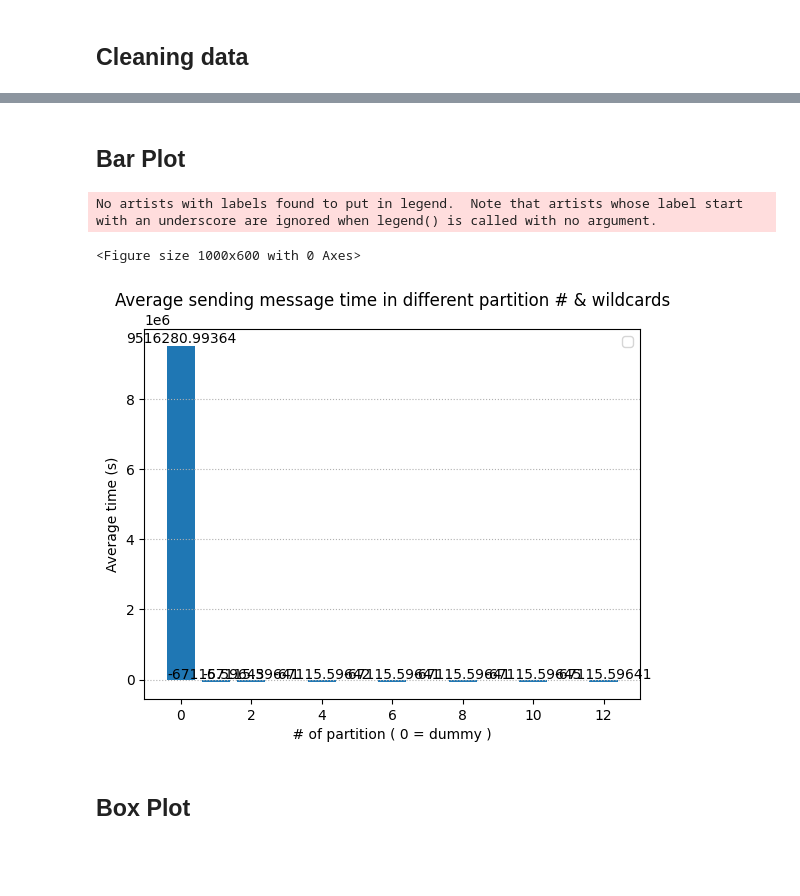
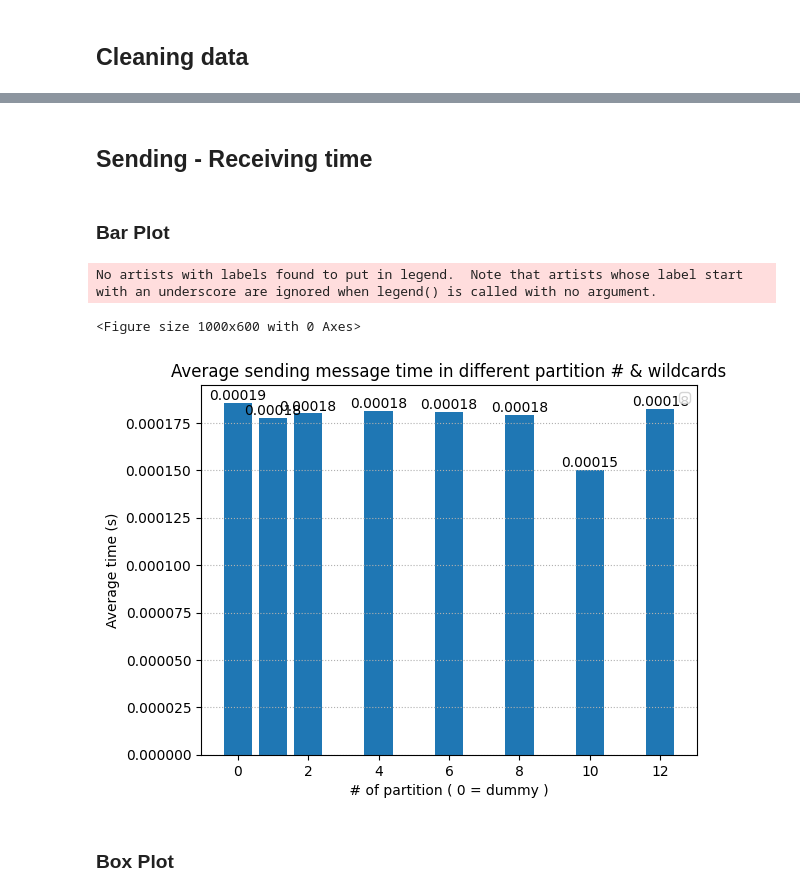
Before and after one commit to madella/tesiM, a Jupyter notebook: cineca/d_proc_wildcards.ipynb, the cells around one changed output, grey strips where cells are left out. Drawn from its saved outputs; the diff is of its cells as text; code cells hidden in the pictures; blank space fills up the shorter version.

```diff
--- a/cineca/d_proc_wildcards.ipynb
+++ b/cineca/d_proc_wildcards.ipynb
@@ -8,19 +8,9 @@ from collections import defaultdict
 import numpy as np
 # re patterns
 pub_pattern = r'cycles: (\d+) instruction: (\d+) start_ns: (\d+) end_ns: (\d+) start_s: (\d+) end_s: (\d+)'
-sub_pattern = r'received_s: (\d+) received_ns: (\d+)'
+sub_pattern = r'(\d+) received_s: (\d+) received_ns: (\d+)'
 
-base_dir=os.path.join("data/wildcards/10ns/")
-
-
-# get difference in timespec
-def timespec_difference(start_s, start_ns, end_s, end_ns):
-    s_diff = end_s - start_s
-    ns_diff = end_ns - start_ns
-    if ns_diff < 0:
-        ns_diff += 1e9
-        s_diff -= 1
-    return s_diff, ns_diff
+base_dir=os.path.join("data/wildcards/safe1000/")
 
 # Calculate the IQR
 def calculate_iqr(data):
@@ -81,11 +73,13 @@ def timespec_difference_dummy(start_s_un, start_ns_un, end_s_un, end_ns_un):
         s_diff -= 1
     return s_diff, ns_diff
 # %%
-sequence = [1,2,4,6,8,10,12]
+sequence = [1,2,4,6,8,10,12,14,16]
 protocols = ["udp"] #, "udpM"] #For now considering only udp
 
 sent_data = defaultdict(list)
 received_data =defaultdict(list)
+sent_data_time= defaultdict(list)
+sent_data_time_dummy= []
 sent_data_dummy = []
 received_data_dummy = []
 
@@ -99,16 +93,18 @@ for seq in sequence:
                     if match:
                         cycles, instruction, start_ns, end_ns, start_s, end_s = match.groups()
                         sent_data[seq].append((int(cycles), int(instruction), int(start_s), int(start_ns), int(end_s), int(end_ns)))
+                        s_diff, ns_diff = timespec_difference_without_skew(int(start_s), int(start_ns) , int(end_s) ,int(end_ns) )
+                        sent_data_time[seq].append((s_diff, ns_diff))
         # Sub part
         for numb in range(1,seq+1):
             for j in range( int(48 / seq) ):
                 file_path= os.path.join(base_dir,f'group{seq}/sub_{prots}_part{numb}_{j}.data')
                 with open(file_path, 'r') as file:
-                    for line_n,content in enumerate(file):
+                    for content in file:
                         match = re.search(sub_pattern, content)
                         if match:
-                            received_s, received_ns = match.groups()
-                            start_s,start_ns = ((sent_data[seq][line_n][2], sent_data[seq][line_n][3]))
+                            line_n,received_s, received_ns = match.groups()
+                            start_s,start_ns = ((sent_data[seq][int(line_n)][2], sent_data[seq][int(line_n)][3]))
                             s_diff, ns_diff = timespec_difference(start_s, start_ns , int(received_s), int(received_ns))
                             received_data[seq].append((s_diff, ns_diff))
 
@@ -121,15 +117,18 @@ for prots in protocols:
                         if match:
                             cycles, instruction, start_ns, end_ns, start_s, end_s = match.groups()
                             sent_data_dummy.append((int(cycles), int(instruction), int(start_s), int(start_ns), int(end_s), int(end_ns)))
+                            s_diff, ns_diff = timespec_difference_without_skew(int(start_s), int(start_ns) , int(end_s) ,int(end_ns) )
+                            sent_data_time_dummy.append((s_diff, ns_diff))
     for j in range(48):
         file_path= os.path.join(base_dir,f'groupd/sub_{prots}_outsider_{j}.data')
         with open(file_path, 'r') as file:
-            for line_n,content in enumerate(file):
+            for content in file:
                 match = re.search(sub_pattern, content)
                 if match:
-                    received_s, received_ns = match.groups()
-                    start_s,start_ns = ((sent_data_dummy[line_n][2], sent_data_dummy[line_n][3]))
-                    s_diff, ns_diff = timespec_difference(start_s, start_ns , int(received_s), int(received_ns))
+                    line_n, received_s, received_ns = match.groups()
+                    start_s,start_ns = ((sent_data_dummy[int(line_n)][2], sent_data_dummy[int(line_n)][3]))
+                    s_diff, ns_diff = timespec_difference_dummy(start_s, start_ns , int(received_s), int(received_ns))
+                    #print(s_diff,start_s,int(received_s))
                     received_data_dummy.append((s_diff, ns_diff))
 # %% [markdown]
 ## Cleaning data
@@ -172,42 +171,46 @@ for ngroup, data in column_time.items():
+# %% [markdown]
+## Sending - Receiving time
 # %% [markdown]
-## Bar Plot
+### Bar Plot
 # %%
 # Prepare data for bar plot
 column_averages={}
 for ngroup, data in column_time_cleaned.items():
     column_averages[ngroup] = np.average(column_time_cleaned[ngroup])
 column_averages[0] = np.average(column_time_dummy_cleaned)
 
-bar_labels = ['dummy', '1group', '2groups', '4groups','8groups','10groups','12groups']
+bar_labels = ['dummy']
+for i in sequence:
+    bar_labels.append(f'{i}group')
 bar_colors = ['tab:red', 'tab:orange', 'tab:blue', 'tab:green','tab:purple','tab:pink','tab:cyan','tab:olive']
 
 xvalues=[0]
 xvalues.append(1)
 
 yvalues=[column_averages[0]]
 yvalues.append(column_averages[1])
 for n in range(2,13,2):
     xvalues.append(n)
     yvalues.append(column_averages[n])
 plt.figure(figsize=(10, 6))
 fig, ax = plt.subplots()
 bars= ax.bar(xvalues,yvalues)
 # Add values inside each bar
 for bar in bars:
     height = bar.get_height()
     ax.text(bar.get_x() + bar.get_width() / 2, height, f'{height:.5f}', ha='center', va='bottom')
 plt.xlabel(" # of partition ( 0 = dummy ) ")
 plt.ylabel("Average time (s)")
 plt.legend()
 plt.title("Average sending message time in different partition # & wildcards")
 plt.grid(axis='y', linestyle=':')
 plt.show()
 # %% [output]
 No artists with labels found to put in legend.  Note that artists whose label start with an underscore are ignored when legend() is called with no argument.
 <Figure size 1000x600 with 0 Axes>
-[figure, old version]
+[figure, new version]
 # %% [markdown]
-## Box Plot
+### Box Plot
 # %%
 maxlenght = max(len(data) for data in column_time_cleaned.values())
 print("maxlenght is {}".format(maxlenght))
```
Also changed, not shown: parts of 11 cells of this notebook, 39 other files.
